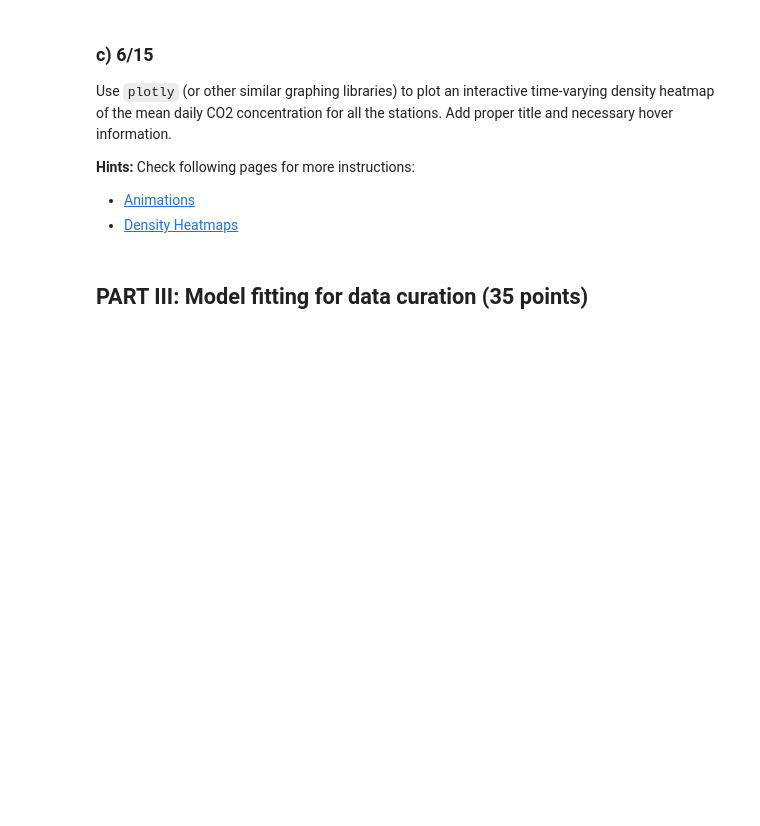
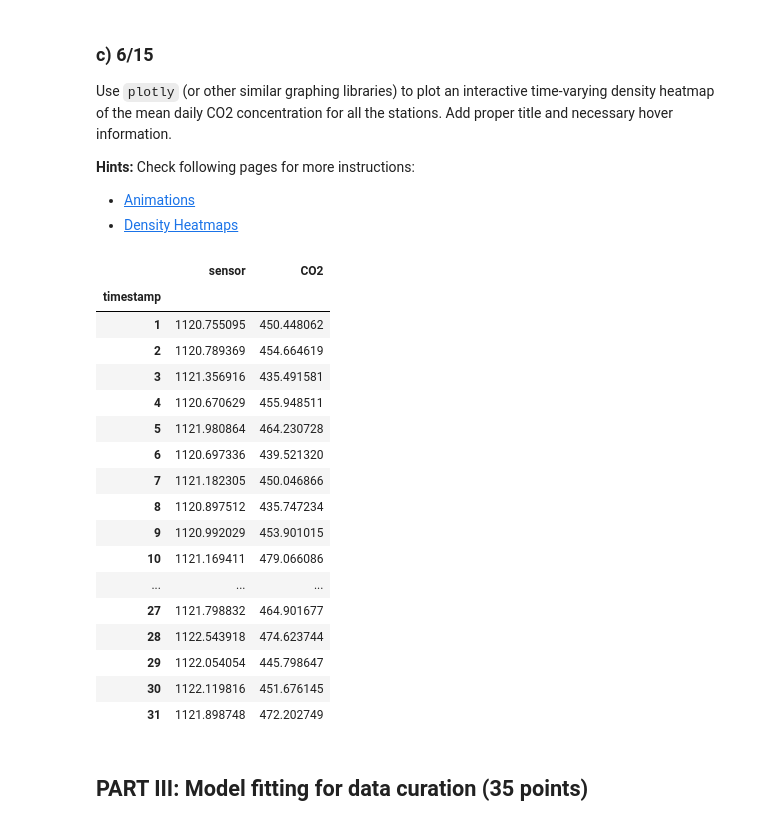
Before and after one commit to ayman-mezghani/dslab-hw1-Data_Science_with_CO2, a Jupyter notebook: notebooks/DSLab-homework1.ipynb, the cells around one changed output. Drawn from its saved outputs; the diff is of its cells as text; code cells hidden in the pictures; blank space fills up the shorter version.

```diff
--- a/notebooks/DSLab-homework1.ipynb
+++ b/notebooks/DSLab-homework1.ipynb
@@ -324,6 +324,27 @@ Use `plotly` (or other similar graphing libraries) to plot an interactive time-v
 __Hints:__ Check following pages for more instructions:
 - [Animations](https://plotly.com/python/animations/)
 - [Density Heatmaps](https://plotly.com/python/mapbox-density-heatmaps/)
+# %%
+co2_measurements.groupby(by = co2_measurements['timestamp'].dt.day).mean()
+# %% [output]
+|  | sensor | CO2 |
+| timestamp |  |  |
+| 1 | 1120.755095 | 450.448062 |
+| 2 | 1120.789369 | 454.664619 |
+| 3 | 1121.356916 | 435.491581 |
+| 4 | 1120.670629 | 455.948511 |
+| 5 | 1121.980864 | 464.230728 |
+| 6 | 1120.697336 | 439.521320 |
+| 7 | 1121.182305 | 450.046866 |
+| 8 | 1120.897512 | 435.747234 |
+| 9 | 1120.992029 | 453.901015 |
+| 10 | 1121.169411 | 479.066086 |
+| ... | ... | ... |
+| 27 | 1121.798832 | 464.901677 |
+| 28 | 1122.543918 | 474.623744 |
+| 29 | 1122.054054 | 445.798647 |
+| 30 | 1122.119816 | 451.676145 |
+| 31 | 1121.898748 | 472.202749 |
 # %% [markdown]
 ## PART III: Model fitting for data curation (35 points)
 # %% [markdown]
```
Also changed, not shown: parts of 1 cell of this notebook.
